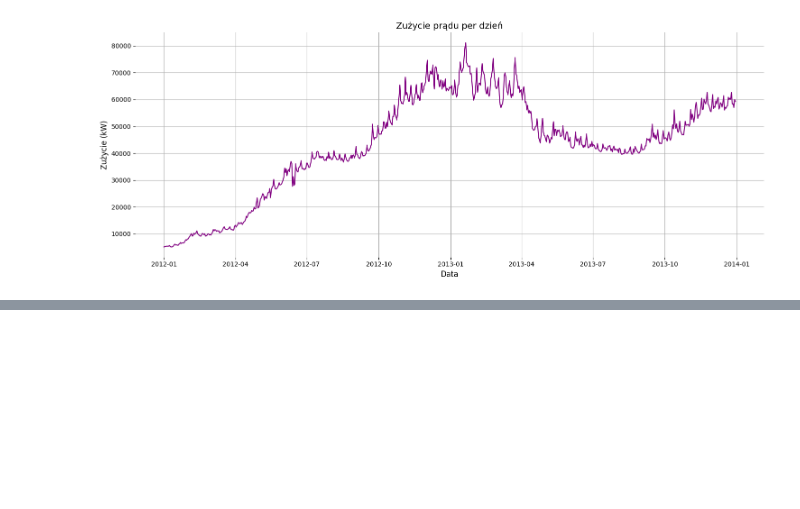
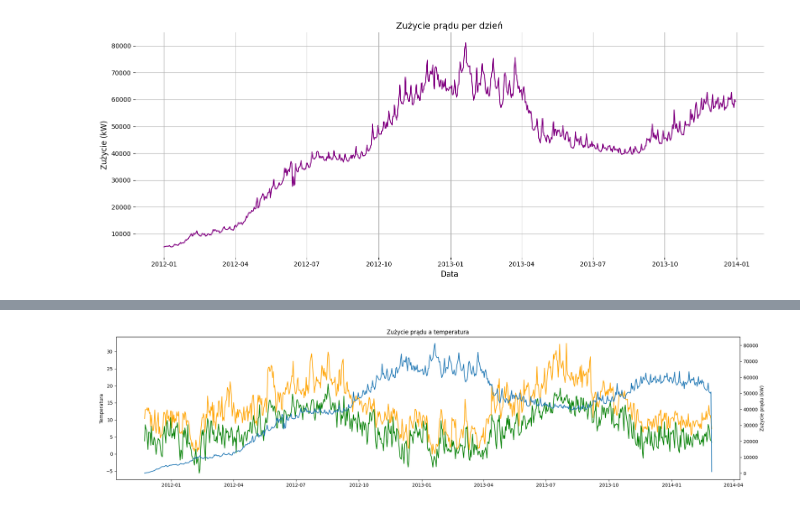
Before and after one commit to Konradb99/magisterka, a Jupyter notebook: LSTM_Daily.ipynb, the cells around one changed output, grey strips where cells are left out. Cells and saved outputs as stored; diff of their text form; code cells hidden in the pictures; blank space fills up the shorter version.

```diff
--- a/LSTM_Daily.ipynb
+++ b/LSTM_Daily.ipynb
@@ -100,3 +78,11 @@ sns.despine(bottom=True, left=True)
 plt.show()
 # %% [output]
 [figure]
+# %%
+weather = pd.read_csv('dane/weather_daily_darksky.csv')
+weather['date_time'] = pd.to_datetime(weather['time'])
+weather['date_time'] = pd.to_datetime(weather['date_time'],format='%Y%m%d').dt.date
+weather['date_time'] = weather["date_time"].astype("datetime64[ns]")
+weather = weather[['date_time', 'temperatureMax',  'windSpeed', 'humidity', 'temperatureMin', 'uvIndex', 'cloudCover']]
+weather = weather.dropna()
+weather.head(4)
@@ -102,0 +95,2 @@ plt.show()
+# %%
+data_with_weather = data.merge(weather, on='date_time')
@@ -102,0 +113,13 @@ plt.show()
+# %%
+fig, ax1 = plt.subplots(figsize = (20, 5))
+ax1.plot(data_with_weather["date_time"], data_with_weather["temperatureMax"], color="orange")
+ax1.plot(data_with_weather["date_time"], data_with_weather["temperatureMin"], color="green")
+ax1.set_ylabel("Temperatura")
+ax2 = ax1.twinx()
+ax2.plot(data_with_weather["date_time"], data_with_weather["energy_sum"], color = 'tab:blue')
+ax2.set_ylabel("Zużycie prądu (kW)")
+plt.title("Zużycie prądu a temperatura")
+fig.tight_layout()
+plt.show()
+# %% [output]
+[figure, added]
```
Also changed, not shown: parts of 29 cells of this notebook.
